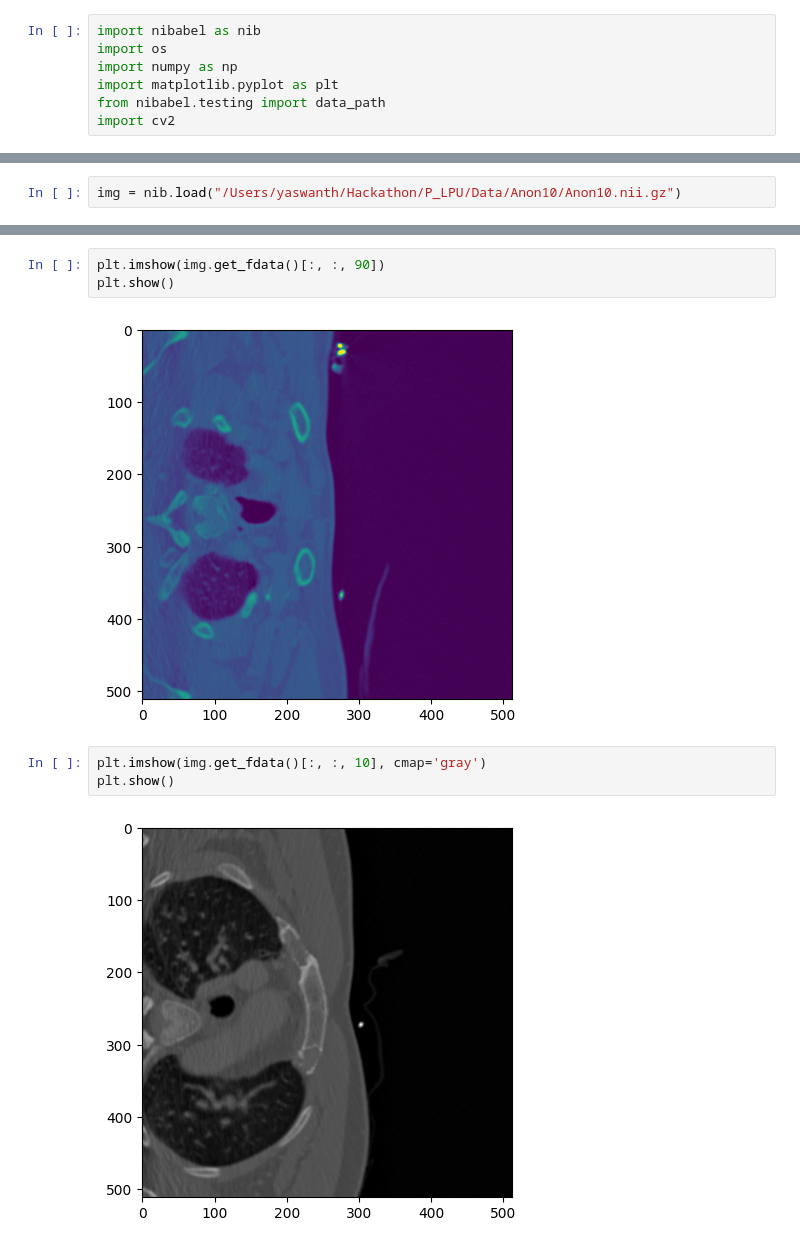
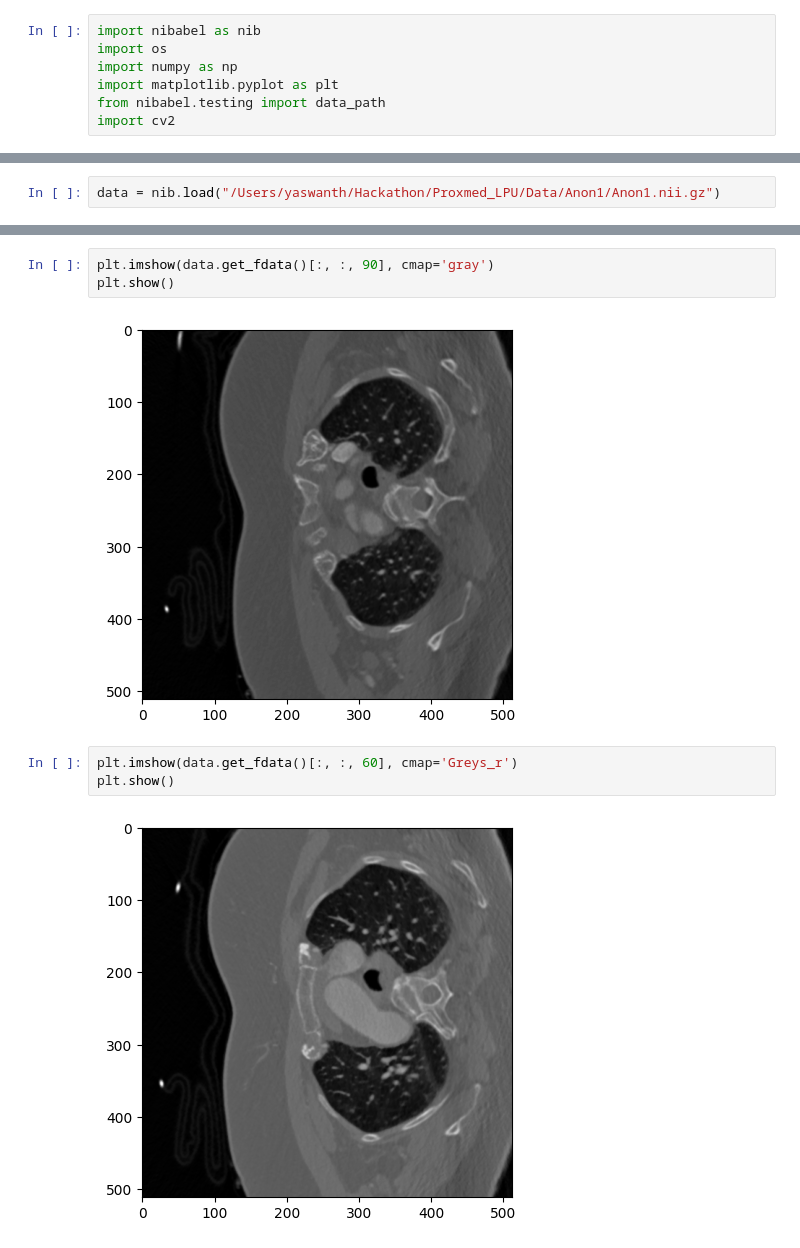
Before and after one commit to yaswanth-github/Hackathon, a Jupyter notebook: main.ipynb, the cells around one changed output, grey strips where cells are left out. Saved outputs shown, nothing was run; the diff lists cells and outputs as text.

```diff
--- a/main.ipynb
+++ b/main.ipynb
@@ -10,3 +14,3 @@ import cv2
 # %%
-img = nib.load("/Users/yaswanth/Hackathon/P_LPU/Data/Anon10/Anon10.nii.gz")
+data = nib.load("/Users/yaswanth/Hackathon/Proxmed_LPU/Data/Anon1/Anon1.nii.gz")
 # %%
@@ -24,14 +28,14 @@ img.affine.shape
 # %% [output]
 (4, 4)
 # %%
-plt.imshow(img.get_fdata()[:, :, 90])
+plt.imshow(data.get_fdata()[:, :, 90], cmap='gray')
 plt.show()
 # %% [output]
-[figure, old version]
+[figure, new version]
 # %%
-plt.imshow(img.get_fdata()[:, :, 10], cmap='gray')
+plt.imshow(data.get_fdata()[:, :, 60], cmap='Greys_r')
 plt.show()
 # %% [output]
-[figure, old version]
+[figure, new version]
 # %%
 # Get the image data as a NumPy array
```
Also changed, not shown: parts of 20 cells of this notebook.
